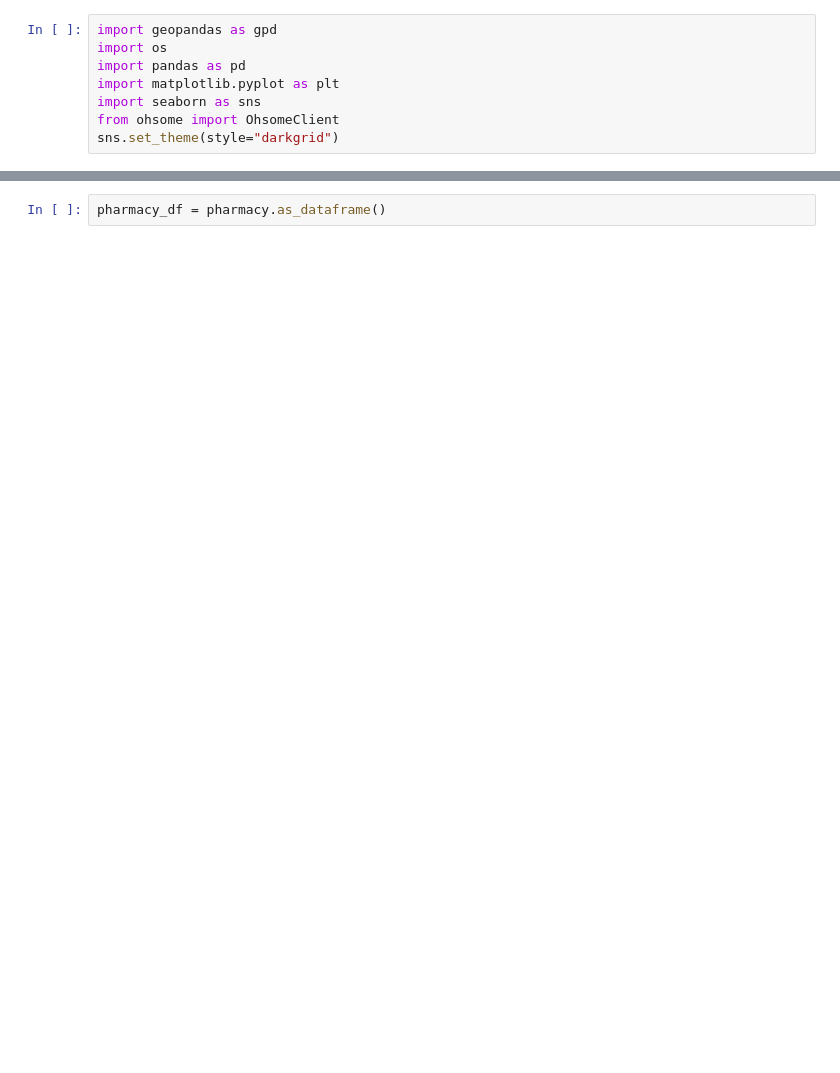
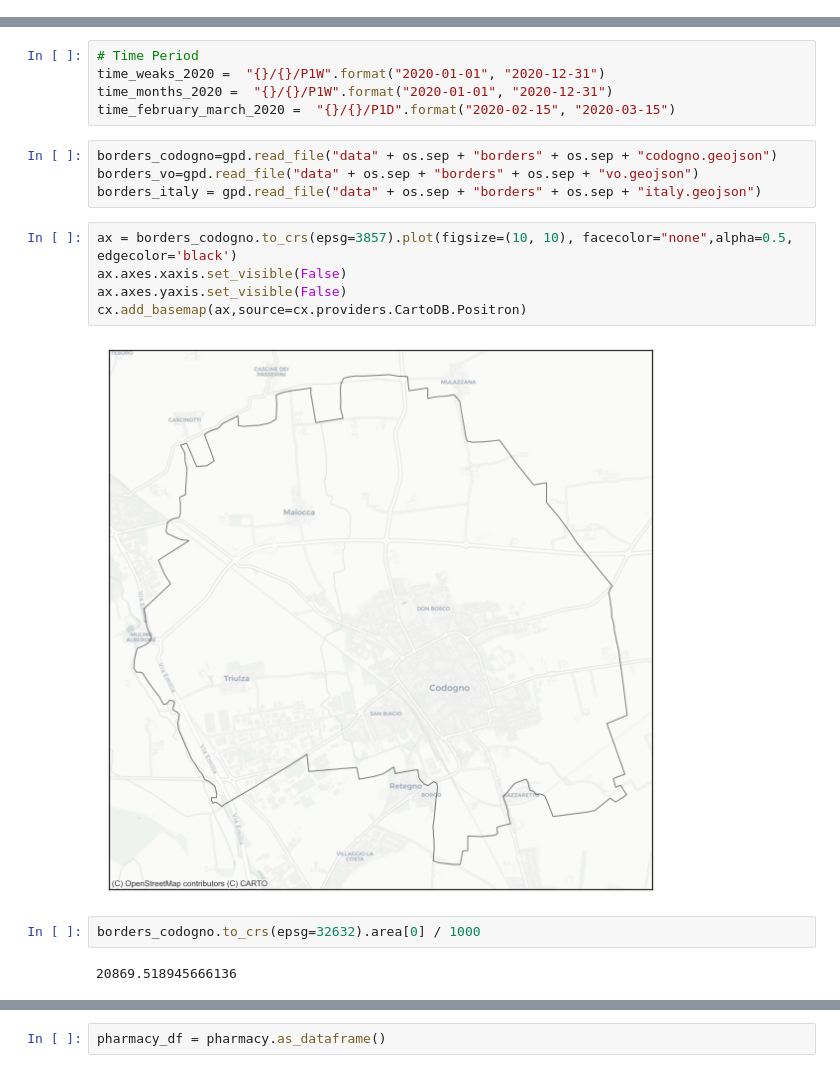
Before and after one commit to napo/osm_covid19_italy, a Jupyter notebook: osm_covid19_italy_analysis.ipynb, the cells around one changed output, grey strips where cells are left out. Cells and saved outputs as stored; diff of their text form; blank space fills up the shorter version.

```diff
--- a/osm_covid19_italy_analysis.ipynb
+++ b/osm_covid19_italy_analysis.ipynb
@@ -25,8 +0,0 @@ Successfully installed pip-21.0.1
-# %%
-import geopandas as gpd
-import os
-import pandas as pd
-import matplotlib.pyplot as plt
-import seaborn as sns
-from ohsome import OhsomeClient
-sns.set_theme(style="darkgrid")
@@ -97,0 +25,20 @@ pharmacy = client.elements.count.groupByBoundary.post(bpolys=bpolys, filter="ame
+# %%
+# Time Period
+time_weaks_2020 =  "{}/{}/P1W".format("2020-01-01", "2020-12-31")
+time_months_2020 =  "{}/{}/P1W".format("2020-01-01", "2020-12-31")
+time_february_march_2020 =  "{}/{}/P1D".format("2020-02-15", "2020-03-15")
+# %%
+borders_codogno=gpd.read_file("data" + os.sep + "borders" + os.sep + "codogno.geojson")
+borders_vo=gpd.read_file("data" + os.sep + "borders" + os.sep + "vo.geojson")
+borders_italy = gpd.read_file("data" + os.sep + "borders" + os.sep + "italy.geojson")
+# %%
+ax = borders_codogno.to_crs(epsg=3857).plot(figsize=(10, 10), facecolor="none",alpha=0.5, edgecolor='black')
+ax.axes.xaxis.set_visible(False)
+ax.axes.yaxis.set_visible(False)
+cx.add_basemap(ax,source=cx.providers.CartoDB.Positron)
+# %% [output]
+[figure, added]
+# %%
+borders_codogno.to_crs(epsg=32632).area[0] / 1000
+# %% [output]
+20869.518945666136
```
Also changed, not shown: parts of 80 cells of this notebook, 5 other files.
